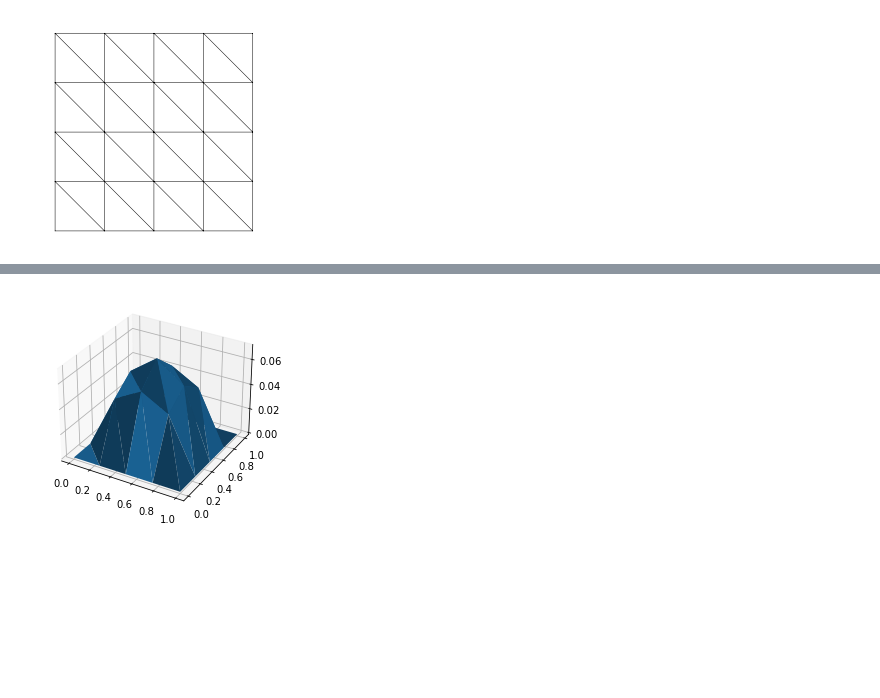
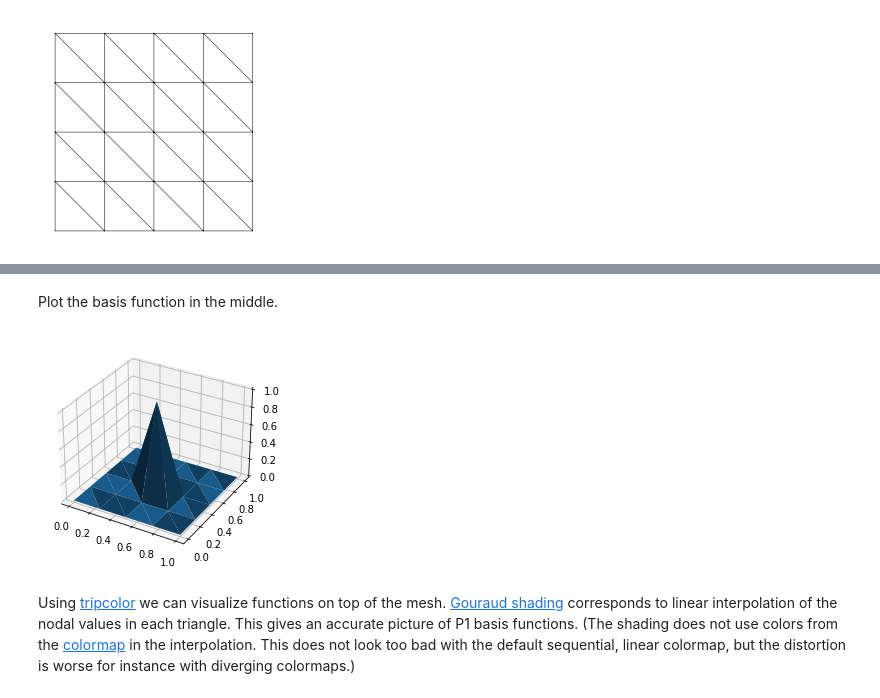
Before and after one commit to uh-comp-methods2/notebooks, a Jupyter notebook: skfem_2d.ipynb, the cells around one changed output, grey strips where cells are left out. Drawn from its saved outputs; the diff is of its cells as text; code cells hidden in the pictures; blank space fills up the shorter version.

```diff
--- a/skfem_2d.ipynb
+++ b/skfem_2d.ipynb
@@ -70,5 +231,12 @@ TODO
+# %% [markdown]
+Plot the basis function in the middle.
 # %%
+u = np.zeros(basis.N)
+u[6] = 1
 ax3d = plt.axes(projection='3d')
-ax3d.plot_trisurf(mesh.p[0], mesh.p[1], u, triangles=mesh.t.T);
+xs_mesh, ys_mesh = mesh.p
+ax3d.plot_trisurf(xs_mesh, ys_mesh, u, triangles=mesh.t.T);
 # %% [output]
-[figure, old version]
+[figure, new version]
+# %% [markdown]
+Using [tripcolor](https://matplotlib.org/stable/api/_as_gen/matplotlib.pyplot.tripcolor.html) we can visualize functions on top of the mesh. [Gouraud shading](https://en.wikipedia.org/wiki/Gouraud_shading) corresponds to linear interpolation of the nodal values in each triangle. This gives an accurate picture of P1 basis functions. (The shading does not use colors from the [colormap](https://matplotlib.org/stable/tutorials/colors/colormaps.html) in the interpolation. This does not look too bad with the default sequential, linear colormap, but the distortion is worse for instance with diverging colormaps.)
```
Also changed, not shown: parts of 37 cells of this notebook, 1 other file.
